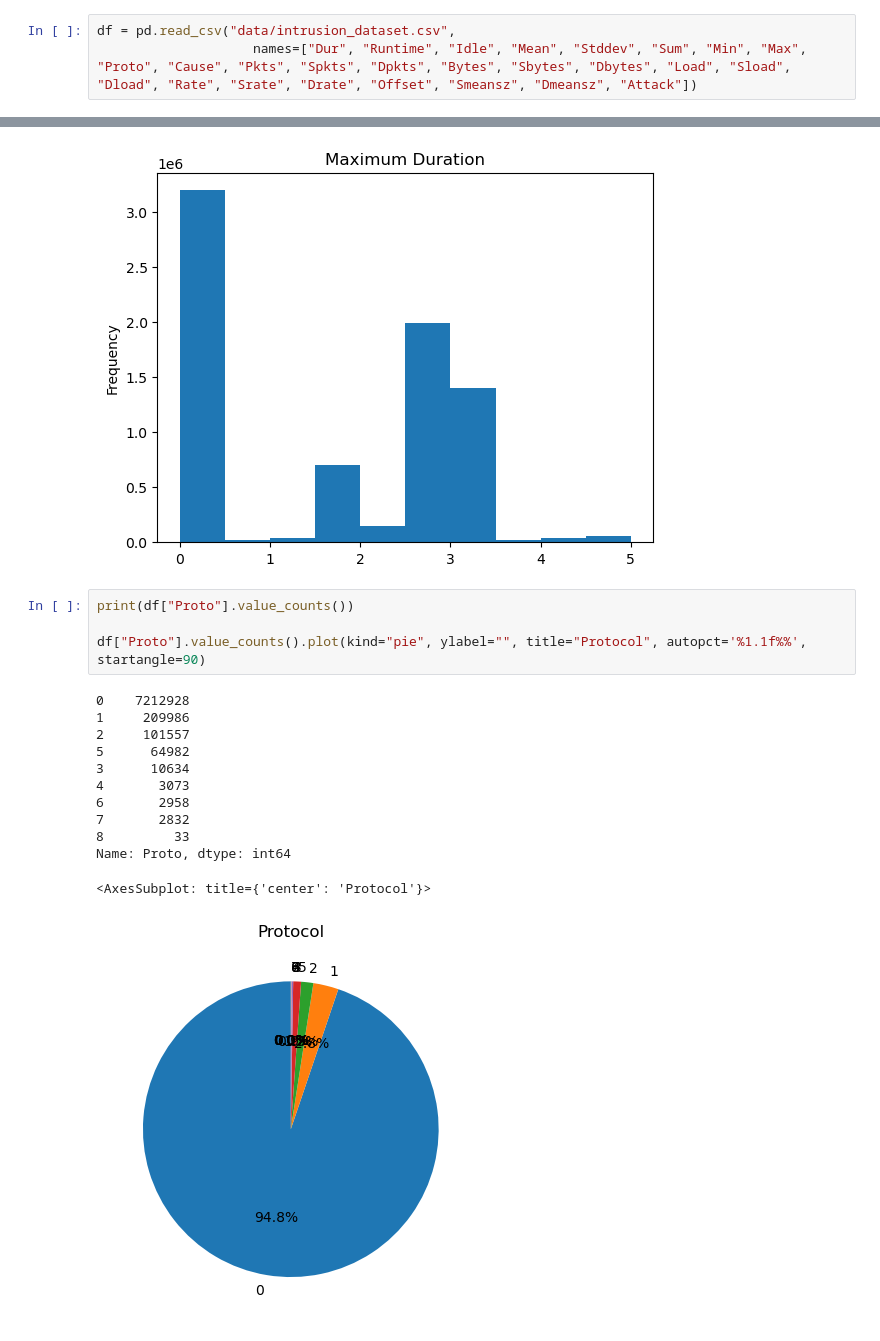
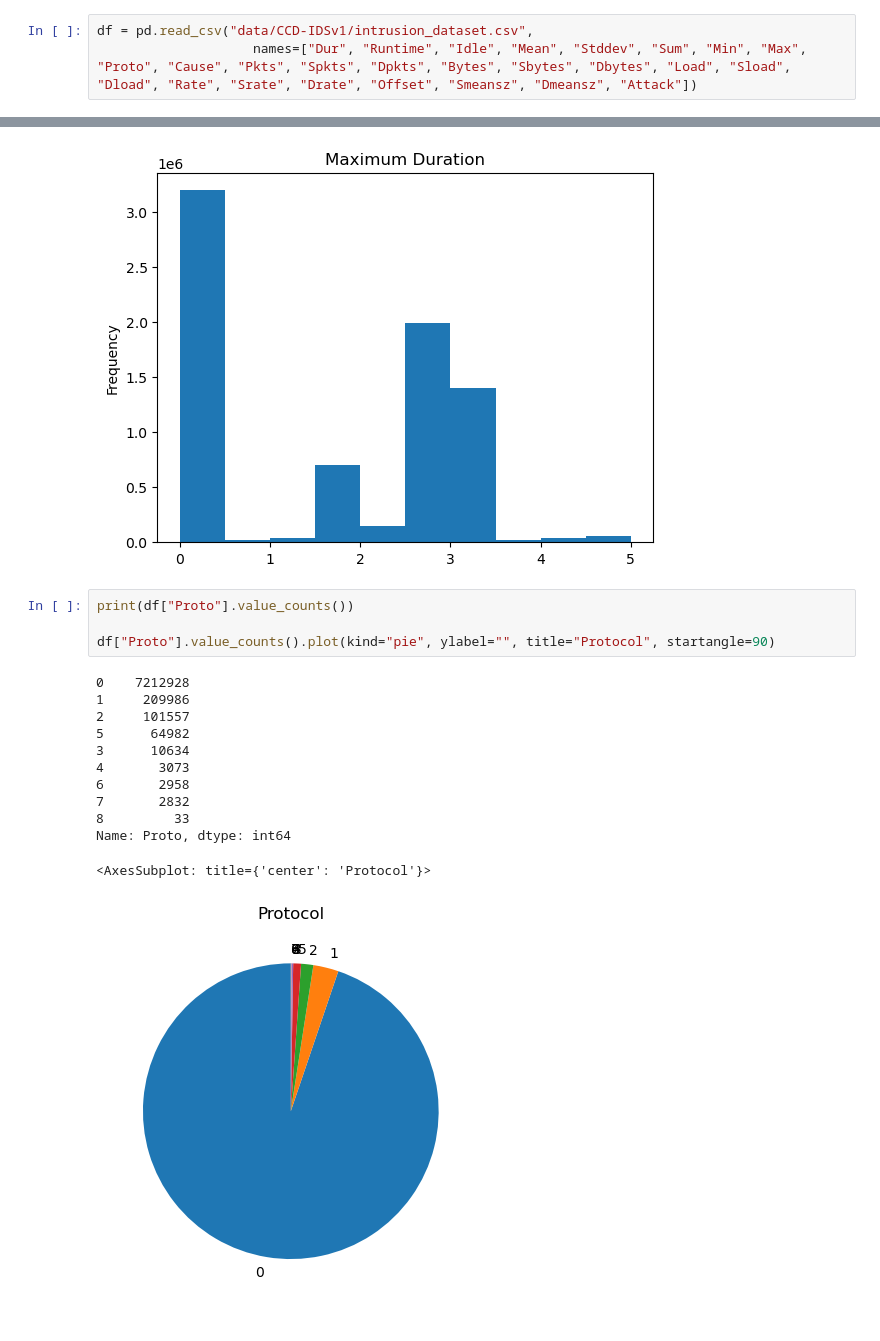
Before and after one commit to arisingh8/CCD-datasets-ML, a Jupyter notebook: eda.ipynb, the cells around one changed output, grey strips where cells are left out. Cells and saved outputs as stored; diff of their text form.

```diff
--- a/eda.ipynb
+++ b/eda.ipynb
@@ -4,5 +5,5 @@ import numpy as np
 # %%
-df = pd.read_csv("data/intrusion_dataset.csv",
+df = pd.read_csv("data/CCD-IDSv1/intrusion_dataset.csv",
                     names=["Dur", "Runtime", "Idle", "Mean", "Stddev", "Sum", "Min", "Max", "Proto", "Cause", "Pkts", "Spkts", "Dpkts", "Bytes", "Sbytes", "Dbytes", "Load", "Sload", "Dload", "Rate", "Srate", "Drate", "Offset", "Smeansz", "Dmeansz", "Attack"])
 # %%
 df.info()
@@ -153,17 +166,17 @@ Name: Max, dtype: float64
 # %%
 print(df["Proto"].value_counts())
 
-df["Proto"].value_counts().plot(kind="pie", ylabel="", title="Protocol", autopct='%1.1f%%', startangle=90)
+df["Proto"].value_counts().plot(kind="pie", ylabel="", title="Protocol", startangle=90)
 # %% [output]
 0    7212928
 1     209986
 2     101557
 5      64982
 3      10634
 4       3073
 6       2958
 7       2832
 8         33
 Name: Proto, dtype: int64
 <AxesSubplot: title={'center': 'Protocol'}>
-[figure, old version]
+[figure, new version]
```
Also changed, not shown: parts of 6 cells of this notebook, 8 other files.
